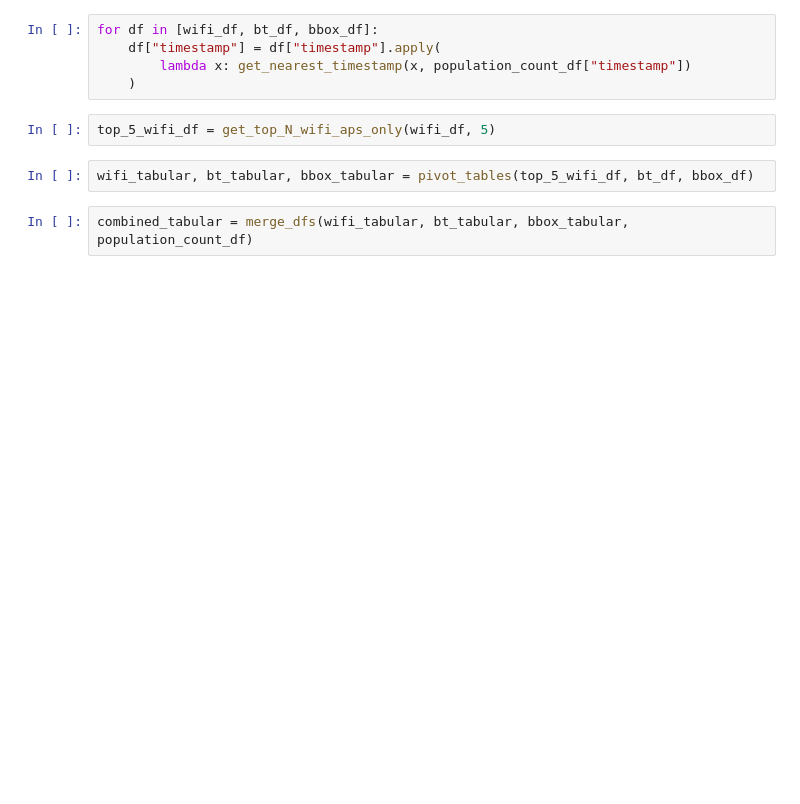
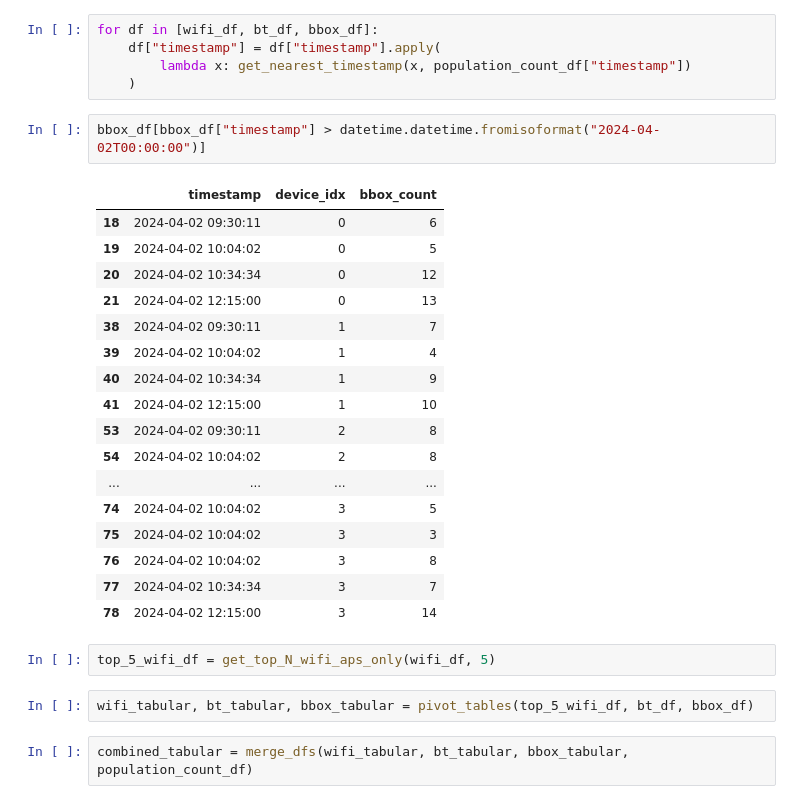
Before and after one commit to ForceLightning/INF2009-T10-Project, a Jupyter notebook: experimenting.ipynb, the cells around one changed output. Saved outputs shown, nothing was run; the diff lists cells and outputs as text; blank space fills up the shorter version.

```diff
--- a/experimenting.ipynb
+++ b/experimenting.ipynb
@@ -33,6 +57,26 @@ for df in [wifi_df, bt_df, bbox_df]:
     df["timestamp"] = df["timestamp"].apply(
         lambda x: get_nearest_timestamp(x, population_count_df["timestamp"])
     )
+# %%
+bbox_df[bbox_df["timestamp"] > datetime.datetime.fromisoformat("2024-04-02T00:00:00")]
+# %% [output]
+|  | timestamp | device_idx | bbox_count |
+| 18 | 2024-04-02 09:30:11 | 0 | 6 |
+| 19 | 2024-04-02 10:04:02 | 0 | 5 |
+| 20 | 2024-04-02 10:34:34 | 0 | 12 |
+| 21 | 2024-04-02 12:15:00 | 0 | 13 |
+| 38 | 2024-04-02 09:30:11 | 1 | 7 |
+| 39 | 2024-04-02 10:04:02 | 1 | 4 |
+| 40 | 2024-04-02 10:34:34 | 1 | 9 |
+| 41 | 2024-04-02 12:15:00 | 1 | 10 |
+| 53 | 2024-04-02 09:30:11 | 2 | 8 |
+| 54 | 2024-04-02 10:04:02 | 2 | 8 |
+| ... | ... | ... | ... |
+| 74 | 2024-04-02 10:04:02 | 3 | 5 |
+| 75 | 2024-04-02 10:04:02 | 3 | 3 |
+| 76 | 2024-04-02 10:04:02 | 3 | 8 |
+| 77 | 2024-04-02 10:34:34 | 3 | 7 |
+| 78 | 2024-04-02 12:15:00 | 3 | 14 |
 # %%
 top_5_wifi_df = get_top_N_wifi_aps_only(wifi_df, 5)
 # %%
```
Also changed, not shown: parts of 15 cells of this notebook, 9 other files.
